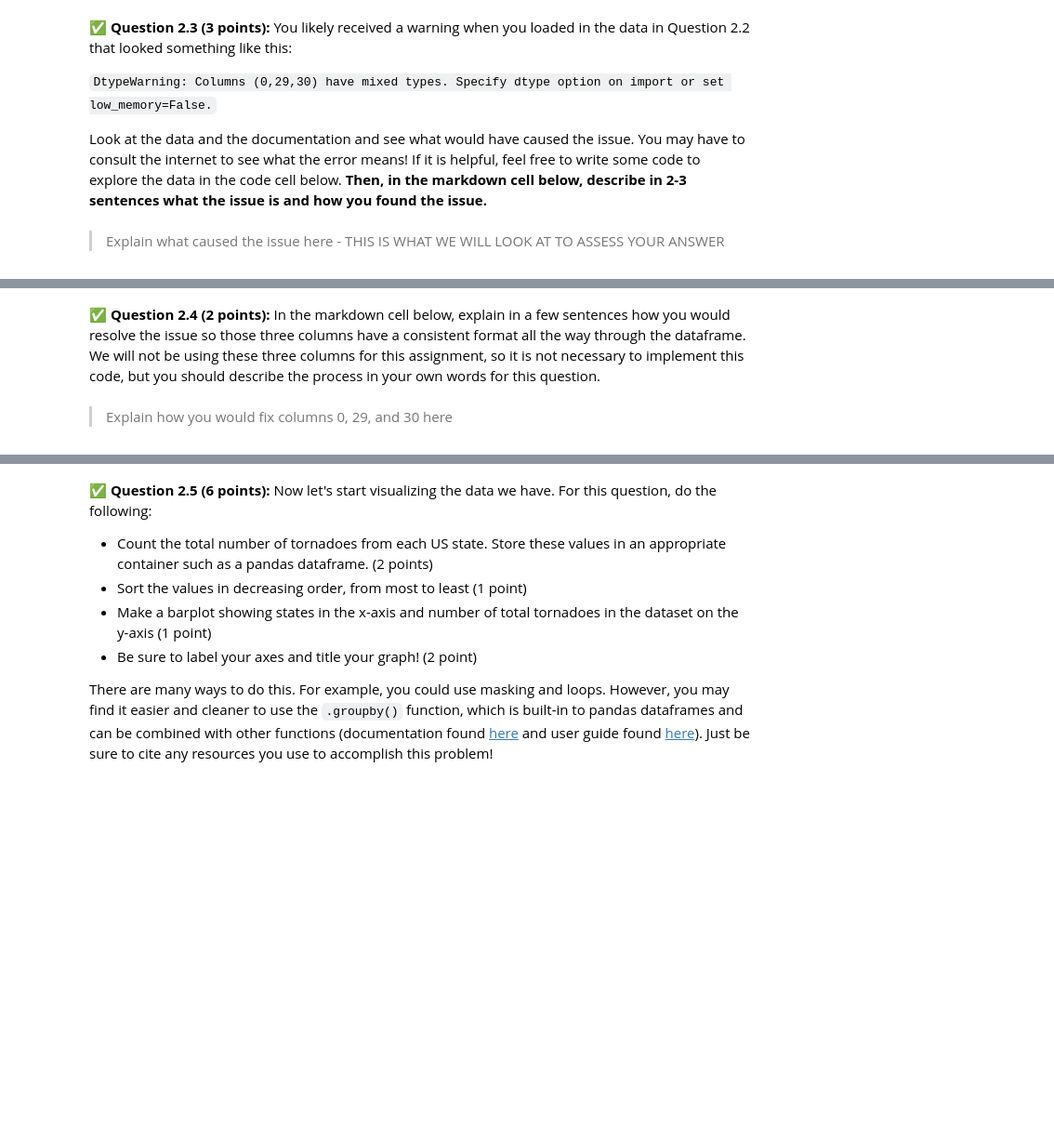
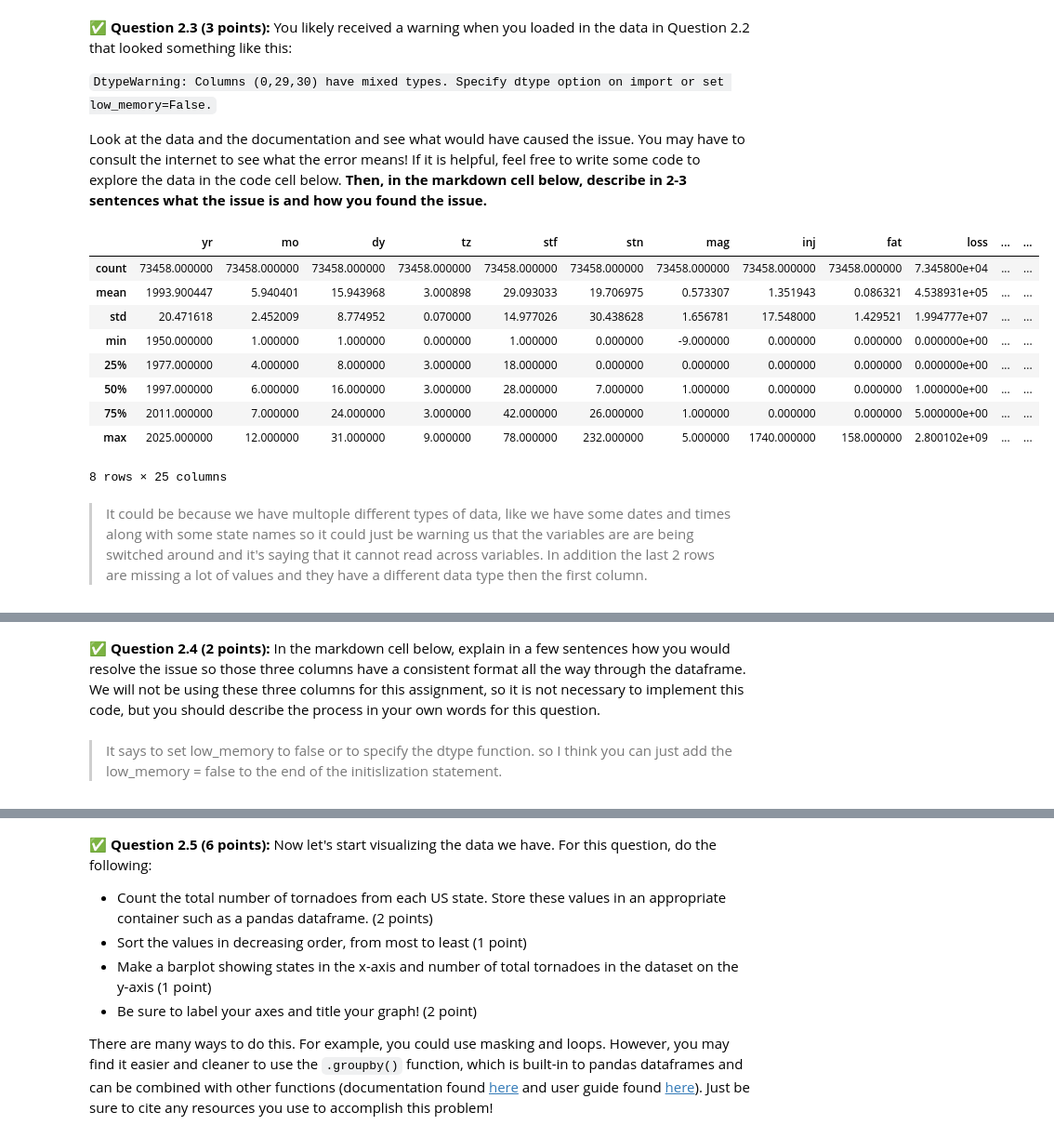
Before and after one commit to matthoppy07-dev/CMSE-202-f26-turnin, a Jupyter notebook: hw-01/HW01-GitPandasPackagesClasses-STUDENT.ipynb, the cells around one changed output, grey strips where cells are left out. Shown at 93% size. Drawn from its saved outputs; the diff is of its cells as text; code cells hidden in the pictures; blank space fills up the shorter version.

```diff
--- a/hw-01/HW01-GitPandasPackagesClasses-STUDENT.ipynb
+++ b/hw-01/HW01-GitPandasPackagesClasses-STUDENT.ipynb
@@ -252,10 +279,22 @@ You will need to use the description substantially when you complete this assign
 Look at the data and the documentation and see what would have caused the issue.  You may have to consult the internet to see what the error means!  If it is helpful, feel free to write some code to explore the data in the code cell below.  **Then, in the markdown cell below, describe in 2-3 sentences what the issue is and how you found the issue.**
 # %%
 # Use this code cell to explore the data if you like
+df.describe()
+# %% [output]
+|  | yr | mo | dy | tz | stf | stn | mag | inj | fat | loss | ... | ... |
+| count | 73458.000000 | 73458.000000 | 73458.000000 | 73458.000000 | 73458.000000 | 73458.000000 | 73458.000000 | 73458.000000 | 73458.000000 | 7.345800e+04 | ... | ... |
+| mean | 1993.900447 | 5.940401 | 15.943968 | 3.000898 | 29.093033 | 19.706975 | 0.573307 | 1.351943 | 0.086321 | 4.538931e+05 | ... | ... |
+| std | 20.471618 | 2.452009 | 8.774952 | 0.070000 | 14.977026 | 30.438628 | 1.656781 | 17.548000 | 1.429521 | 1.994777e+07 | ... | ... |
+| min | 1950.000000 | 1.000000 | 1.000000 | 0.000000 | 1.000000 | 0.000000 | -9.000000 | 0.000000 | 0.000000 | 0.000000e+00 | ... | ... |
+| 25% | 1977.000000 | 4.000000 | 8.000000 | 3.000000 | 18.000000 | 0.000000 | 0.000000 | 0.000000 | 0.000000 | 0.000000e+00 | ... | ... |
+| 50% | 1997.000000 | 6.000000 | 16.000000 | 3.000000 | 28.000000 | 7.000000 | 1.000000 | 0.000000 | 0.000000 | 1.000000e+00 | ... | ... |
+| 75% | 2011.000000 | 7.000000 | 24.000000 | 3.000000 | 42.000000 | 26.000000 | 1.000000 | 0.000000 | 0.000000 | 5.000000e+00 | ... | ... |
+| max | 2025.000000 | 12.000000 | 31.000000 | 9.000000 | 78.000000 | 232.000000 | 5.000000 | 1740.000000 | 158.000000 | 2.800102e+09 | ... | ... |
+8 rows × 25 columns
-# %% [markdown]
->
-> Explain what caused the issue here - THIS IS WHAT WE WILL LOOK AT TO ASSESS YOUR ANSWER
->
+# %% [markdown]
+>
+> It could be because we have multople different types of data, like we have some dates and times along with some state names so it could just be warning us that the variables are  are being switched around and it's saying that it cannot read across variables. In addition the last 2 rows are missing a lot of values and they have a different data type then the first column.
+>
 # %% [markdown]
 <!-- END QUESTION -->
 <!-- DO NOT MODIFY OR DELETE THIS CELL. Make sure your solution to the question above is in the cell(s) above this one. -->
@@ -263,10 +302,10 @@ Look at the data and the documentation and see what would have caused the issue.
 <!-- BEGIN QUESTION -->
 
 &#9989; **Question 2.4 (2 points):** In the markdown cell below, explain in a few sentences how you would resolve the issue so those three columns have a consistent format all the way through the dataframe.  We will not be using these three columns for this assignment, so it is not necessary to implement this code, but you should describe the process in your own words for this question.
-# %% [markdown]
->
-> Explain how you would fix columns 0, 29, and 30 here
->
+# %% [markdown]
+>
+> It says to set low_memory to false or to specify the dtype function. so I think you can just add the low_memory = false to the end of the initislization statement.
+>
 # %% [markdown]
 <!-- END QUESTION -->
 <!-- DO NOT MODIFY OR DELETE THIS CELL. Make sure your solution to the question above is in the cell(s) above this one. -->
```
Also changed, not shown: parts of 33 cells of this notebook.
